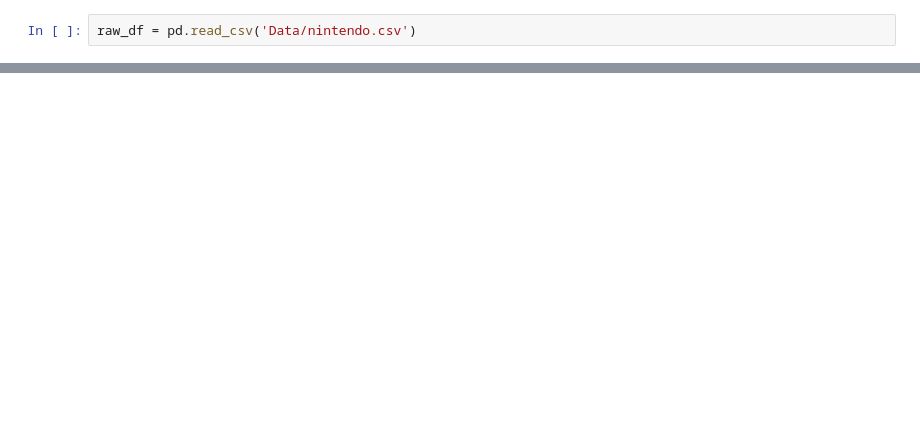
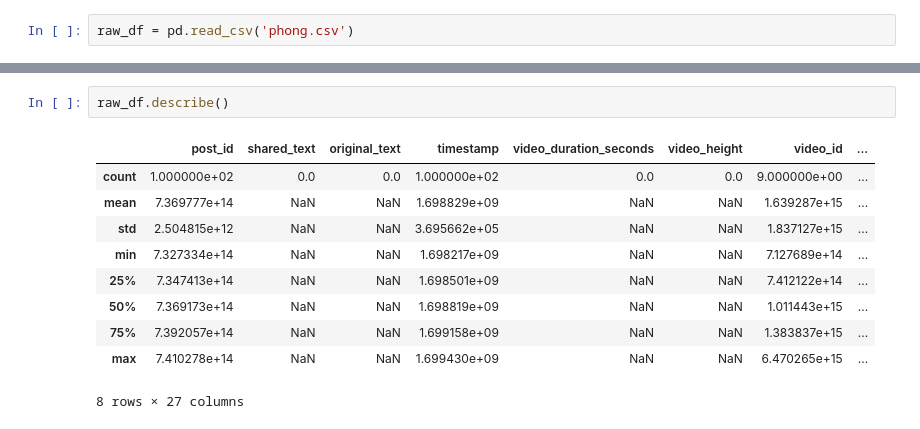
Before and after one commit to PHAMDANGPHONG/final-project-PHAMDANGPHONG22022614, a Jupyter notebook: Analyze_data.ipynb, the cells around one changed output, grey strips where cells are left out. Saved outputs shown, nothing was run; the diff lists cells and outputs as text; blank space fills up the shorter version.

```diff
--- a/Analyze_data.ipynb
+++ b/Analyze_data.ipynb
@@ -23,2 +26,2 @@ ModuleNotFoundError: No module named 'seaborn'
 # %%
-raw_df = pd.read_csv('Data/nintendo.csv')
+raw_df = pd.read_csv('phong.csv')
@@ -24,0 +48,13 @@ raw_df = pd.read_csv('Data/nintendo.csv')
+# %%
+raw_df.describe()
+# %% [output]
+|  | post_id | shared_text | original_text | timestamp | video_duration_seconds | video_height | video_id | ... |
+| count | 1.000000e+02 | 0.0 | 0.0 | 1.000000e+02 | 0.0 | 0.0 | 9.000000e+00 | ... |
+| mean | 7.369777e+14 | NaN | NaN | 1.698829e+09 | NaN | NaN | 1.639287e+15 | ... |
+| std | 2.504815e+12 | NaN | NaN | 3.695662e+05 | NaN | NaN | 1.837127e+15 | ... |
+| min | 7.327334e+14 | NaN | NaN | 1.698217e+09 | NaN | NaN | 7.127689e+14 | ... |
+| 25% | 7.347413e+14 | NaN | NaN | 1.698501e+09 | NaN | NaN | 7.412122e+14 | ... |
+| 50% | 7.369173e+14 | NaN | NaN | 1.698819e+09 | NaN | NaN | 1.011443e+15 | ... |
+| 75% | 7.392057e+14 | NaN | NaN | 1.699158e+09 | NaN | NaN | 1.383837e+15 | ... |
+| max | 7.410278e+14 | NaN | NaN | 1.699430e+09 | NaN | NaN | 6.470265e+15 | ... |
+8 rows × 27 columns
```
Also changed, not shown: parts of 14 cells of this notebook, 1 other file.
